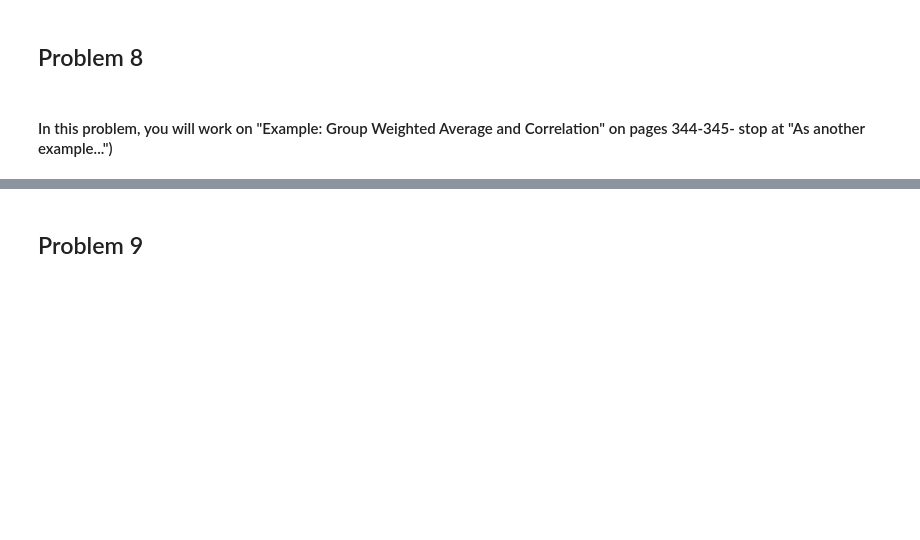
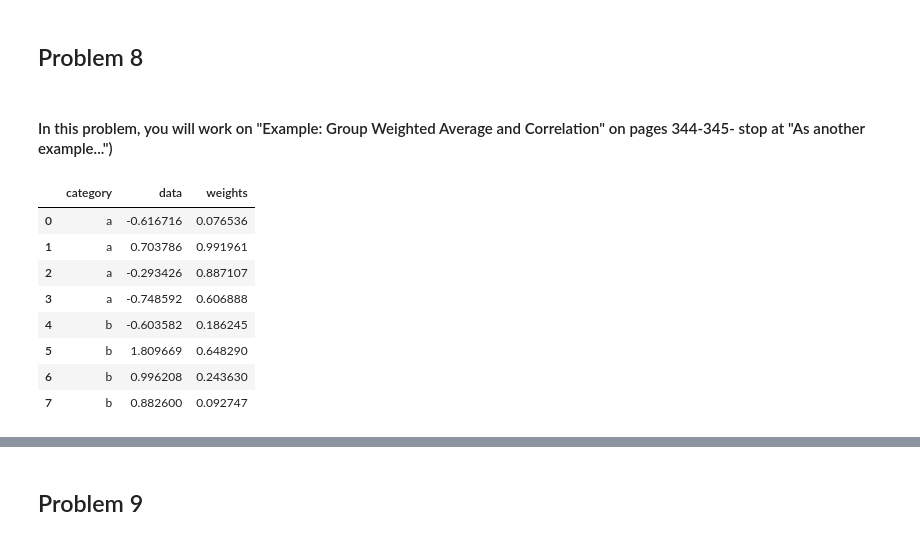
Before and after one commit to tartam1/IT545, a Jupyter notebook: Lab_5_Assignment.ipynb, the cells around one changed output, grey strips where cells are left out. Cells and saved outputs as stored; diff of their text form; code cells hidden in the pictures; blank space fills up the shorter version.

```diff
--- a/Lab_5_Assignment.ipynb
+++ b/Lab_5_Assignment.ipynb
@@ -223,0 +334,19 @@ dtype: float64
+# %%
+# Insert commenting and code in this cell.
+# group weighted average and correlation
+# set up dataframe
+df = pd.DataFrame({"category": ["a", "a", "a", "a","b", "b", "b", "b"],
+                   "data": np.random.standard_normal(8),
+                   "weights": np.random.uniform(size=8)})
+
+df
+# %% [output]
+|  | category | data | weights |
+| 0 | a | -0.616716 | 0.076536 |
+| 1 | a | 0.703786 | 0.991961 |
+| 2 | a | -0.293426 | 0.887107 |
+| 3 | a | -0.748592 | 0.606888 |
+| 4 | b | -0.603582 | 0.186245 |
+| 5 | b | 1.809669 | 0.648290 |
+| 6 | b | 0.996208 | 0.243630 |
+| 7 | b | 0.882600 | 0.092747 |
```
Also changed, not shown: parts of 11 cells of this notebook.
